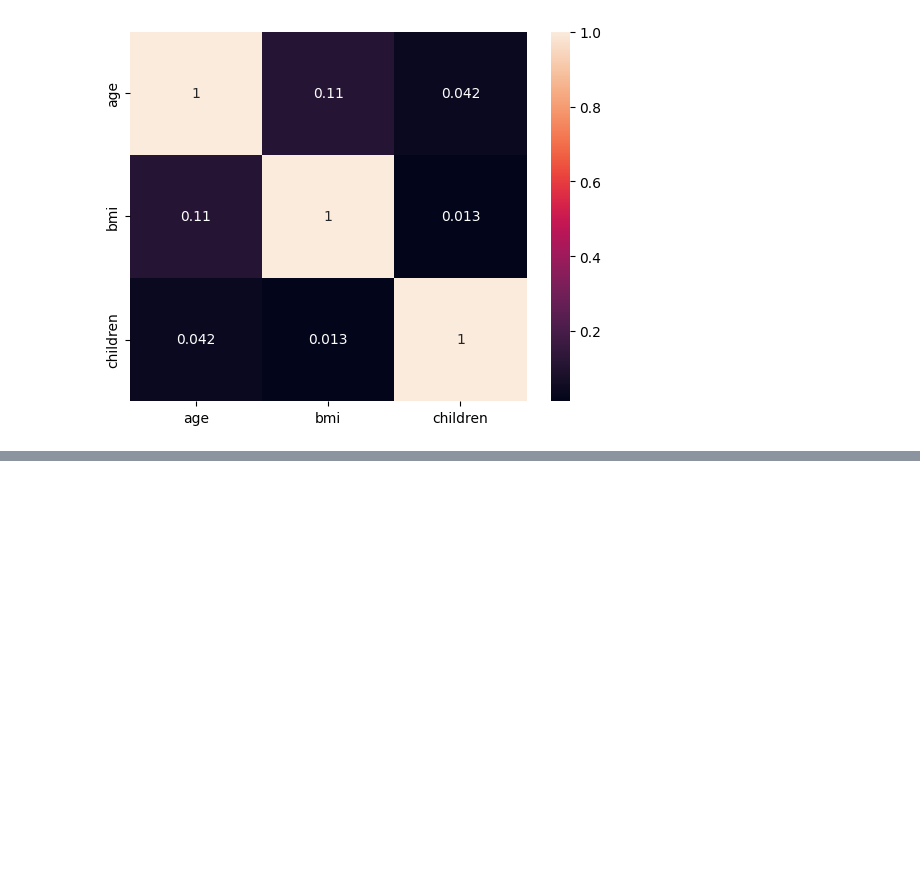
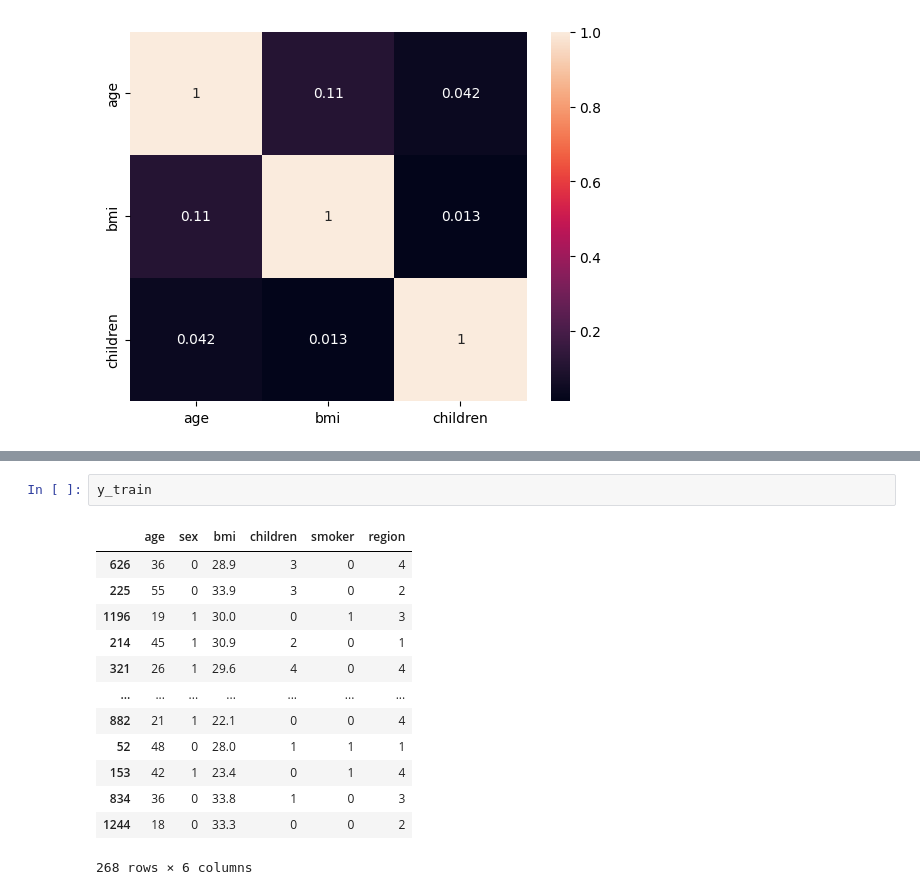
Before and after one commit to amitverma2699/Insurance_Premium_Prediction, a Jupyter notebook: notebooks/research.ipynb, the cells around one changed output, grey strips where cells are left out. Cells and saved outputs as stored; diff of their text form; blank space fills up the shorter version.

```diff
--- a/notebooks/research.ipynb
+++ b/notebooks/research.ipynb
@@ -209,0 +317,16 @@ sns.heatmap(data[numerical_cols].corr(),annot=True)
+# %%
+y_train
+# %% [output]
+|  | age | sex | bmi | children | smoker | region |
+| 626 | 36 | 0 | 28.9 | 3 | 0 | 4 |
+| 225 | 55 | 0 | 33.9 | 3 | 0 | 2 |
+| 1196 | 19 | 1 | 30.0 | 0 | 1 | 3 |
+| 214 | 45 | 1 | 30.9 | 2 | 0 | 1 |
+| 321 | 26 | 1 | 29.6 | 4 | 0 | 4 |
+| ... | ... | ... | ... | ... | ... | ... |
+| 882 | 21 | 1 | 22.1 | 0 | 0 | 4 |
+| 52 | 48 | 0 | 28.0 | 1 | 1 | 1 |
+| 153 | 42 | 1 | 23.4 | 0 | 1 | 4 |
+| 834 | 36 | 0 | 33.8 | 1 | 0 | 3 |
+| 1244 | 18 | 0 | 33.3 | 0 | 0 | 2 |
+268 rows × 6 columns
```
Also changed, not shown: parts of 22 cells of this notebook, 5 other files.
